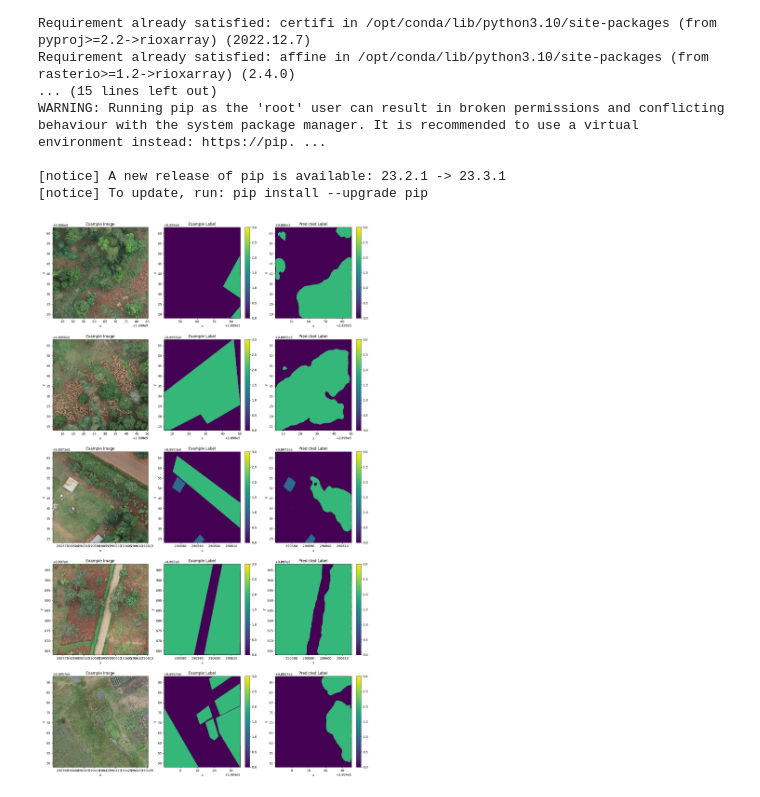
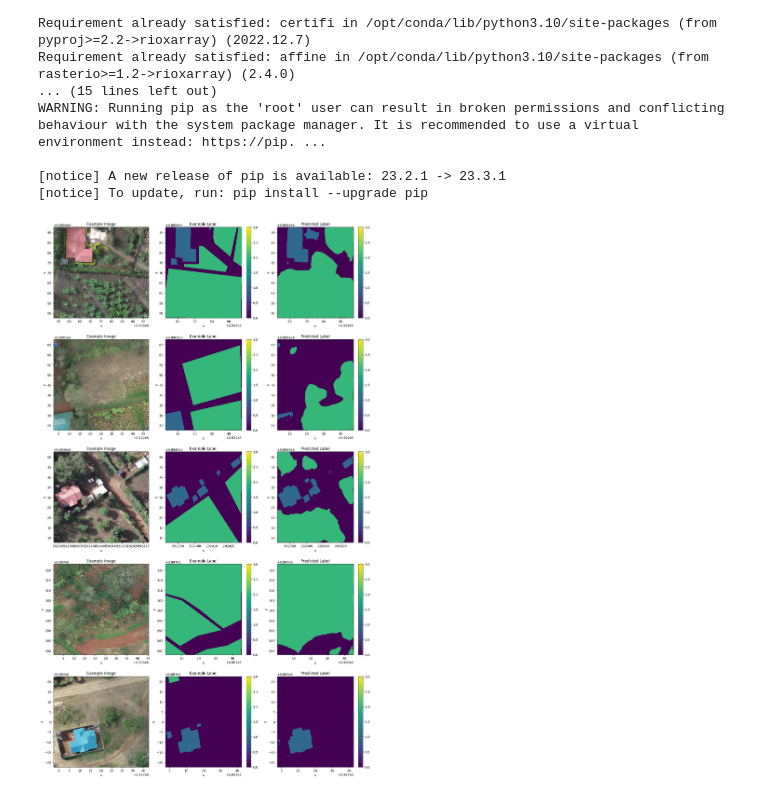
Before and after one commit to ClarkCGA/kenya-multitemporal-crop-segmentation-baseline, a Jupyter notebook: notebooks/test_set_comparison.ipynb, the cells around one changed output. Saved outputs shown, nothing was run; the diff lists cells and outputs as text; code cells hidden in the pictures.

```diff
--- a/notebooks/test_set_comparison.ipynb
+++ b/notebooks/test_set_comparison.ipynb
@@ -24,11 +24,12 @@ import os
 import random
 import matplotlib.pyplot as plt
 # %%
-def plot_random_predictions(num_plots=5, pred_dir = '/home/workdir/kenya_output_2/hardened_prob'):
+def plot_random_predictions(num_plots=5, source_dir = '/home/workdir/kenya_output'):
+    pred_dir = os.path.join(source_dir, 'hardened_prob')
     fig, axes = plt.subplots(num_plots, 3, figsize=(15, (5*num_plots)))
     tif_files = [file for file in os.listdir(pred_dir) if file.endswith('.tif')]
     for i in range(num_plots):
-        tif = random.choice(tif_files)
+        tif = tif_files[i*20]
         exampleimg = rioxarray.open_rasterio('/home/data/kenya/images/'+tif[9:])
         examplelbl = rioxarray.open_rasterio('/home/data/kenya/labels/'+tif[9:])
         predictedlbl = rioxarray.open_rasterio(os.path.join(pred_dir, tif))
@@ -48,8 +49,8 @@ def plot_random_predictions(num_plots=5, pred_dir = '/home/workdir/kenya_output_
     plt.tight_layout()
 
     # Show the plots
-    plt.savefig('/home/workdir/kenya_output_2/predict_vis.png')
+    plt.savefig(os.path.join(source_dir, 'predict_vis.png'))
 # %%
-plot_random_predictions(num_plots=5)
+plot_random_predictions(num_plots=5, source_dir = '/home/workdir/kenya_output_sam')
 # %% [output]
-[figure, old version]
+[figure, new version]
```
Also changed, not shown: 2 other files.
